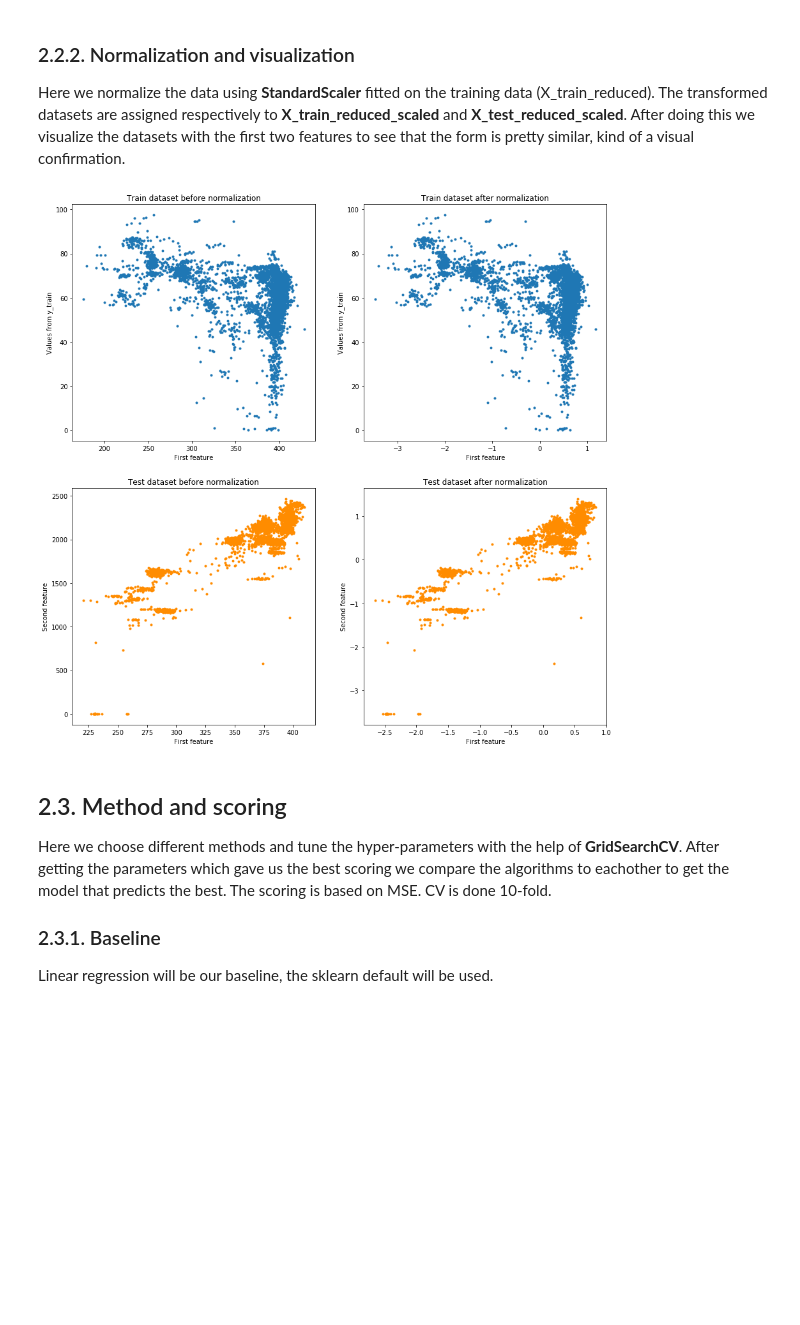
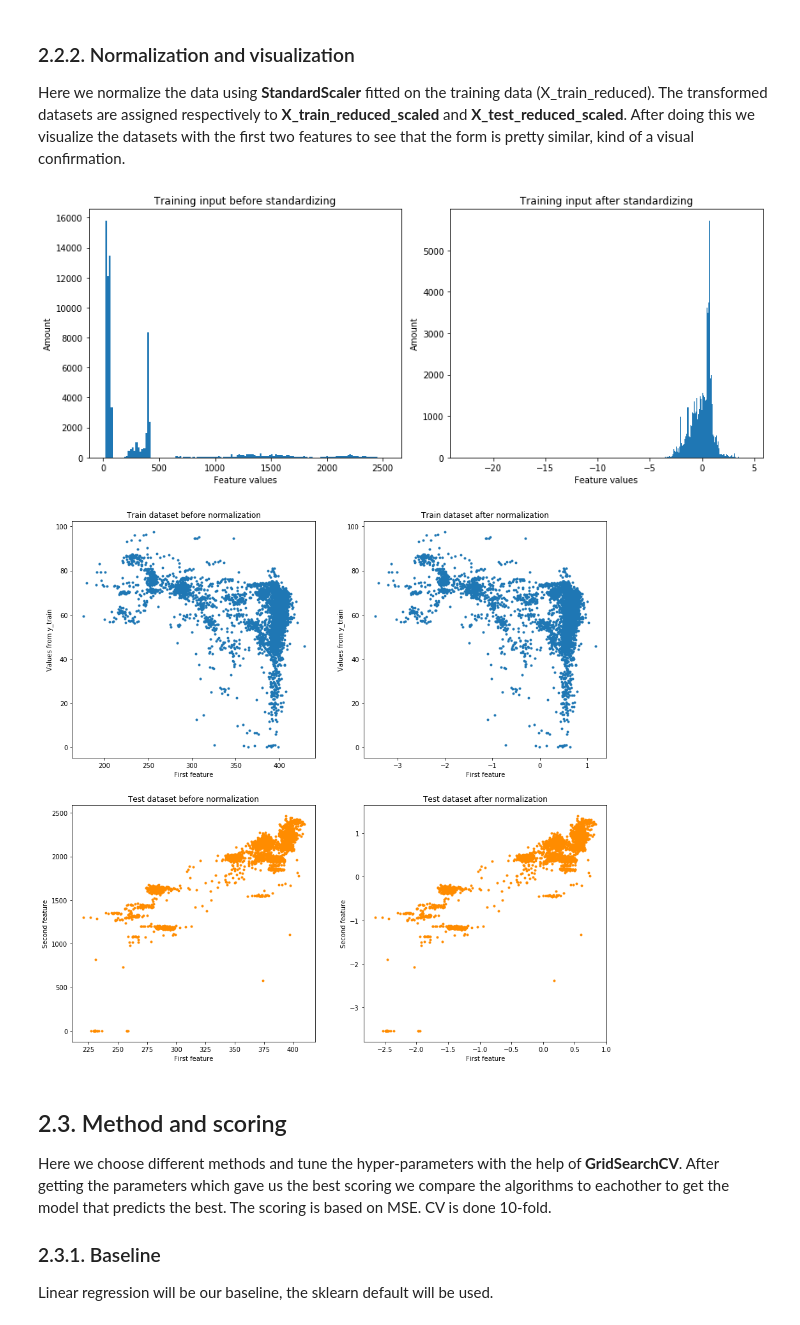
Before and after one commit to z0zz0/Learning-systems-project, a Jupyter notebook: Regression part/ModelingCoolingH2O2.ipynb, the cells around one changed output. Cells and saved outputs as stored; diff of their text form; code cells hidden in the pictures; blank space fills up the shorter version.

```diff
--- a/Regression part/ModelingCoolingH2O2.ipynb
+++ b/Regression part/ModelingCoolingH2O2.ipynb
@@ -103,34 +103,46 @@ scaler.fit(X_train_reduced)
 # apply transformation to training data
 X_train_reduced_scaled = scaler.transform(X_train_reduced)
 # apply same transformation to test data
 X_test_reduced_scaled = scaler.transform(X_test_reduced)
 
+fig1, ax1 = fig, axes = plt.subplots(nrows=1, ncols=2, figsize=(12, 5))
+ax1[0].hist(np.hstack(X_train_reduced), bins = 'auto')
+ax1[0].set_title("Training input before standardizing")
+ax1[0].set_xlabel("Feature values")
+ax1[0].set_ylabel("Amount")
+ax1[1].hist(np.hstack(X_train_reduced_scaled), bins = 'auto')
+ax1[1].set_title("Training input after standardizing")
+ax1[1].set_xlabel("Feature values")
+ax1[1].set_ylabel("Amount")
+plt.tight_layout()
+plt.savefig('/home/critical/Pictures/modelCoolingH2O2_normalization')
 
 ## Plot before StandardScaler, for visualization of first and second components. TRAINING DATASET
 fig2, ax2 = fig, axes = plt.subplots(nrows=2, ncols=2, figsize=(15, 15))
 ax2[0,0].set_title("Train dataset before normalization")
 ax2[0,0].scatter(X_train_reduced[:, 0], y_train,marker=".")
 ax2[0,0].set_xlabel("First feature")
 ax2[0,0].set_ylabel("Values from y_train")
 ## Plot after StandardScaler, for visualization of first and second components.  TRAINING DATASET
 ax2[0,1].set_title("Train dataset after normalization")
 ax2[0,1].scatter(X_train_reduced_scaled[:, 0], y_train,marker=".")
 ax2[0,1].set_xlabel("First feature")
 ax2[0,1].set_ylabel("Values from y_train")
 
 
 ## Plot before StandardScaler, for visualization of first and second components. TEST DATASET
 ax2[1,0].set_title("Test dataset before normalization")
 ax2[1,0].scatter(X_test_reduced[:,0], X_test_reduced[:,1],marker=".", color="darkorange")
 ax2[1,0].set_xlabel("First feature")
 ax2[1,0].set_ylabel("Second feature")
 ## Plot after StandardScaler, for visualization of first and second components.  TEST DATASET
 ax2[1,1].set_title("Test dataset after normalization")
 ax2[1,1].scatter(X_test_reduced_scaled[:,0], X_test_reduced_scaled[:, 1],marker=".", color="darkorange")
 ax2[1,1].set_xlabel("First feature")
 _ = ax2[1,1].set_ylabel("Second feature")
 # %% [output]
-[figure, old version]
+[figure, new version]
+[figure, added]
 # %% [markdown]
 ## 2.3. Method and scoring
 Here we choose different methods and tune the hyper-parameters with the help of <b>GridSearchCV</b>. After getting the parameters which gave us the best scoring we compare the algorithms to eachother to get the model that predicts the best. The scoring is based on MSE. CV is done 10-fold.
```
Also changed, not shown: parts of 11 cells of this notebook, 2 other files.
